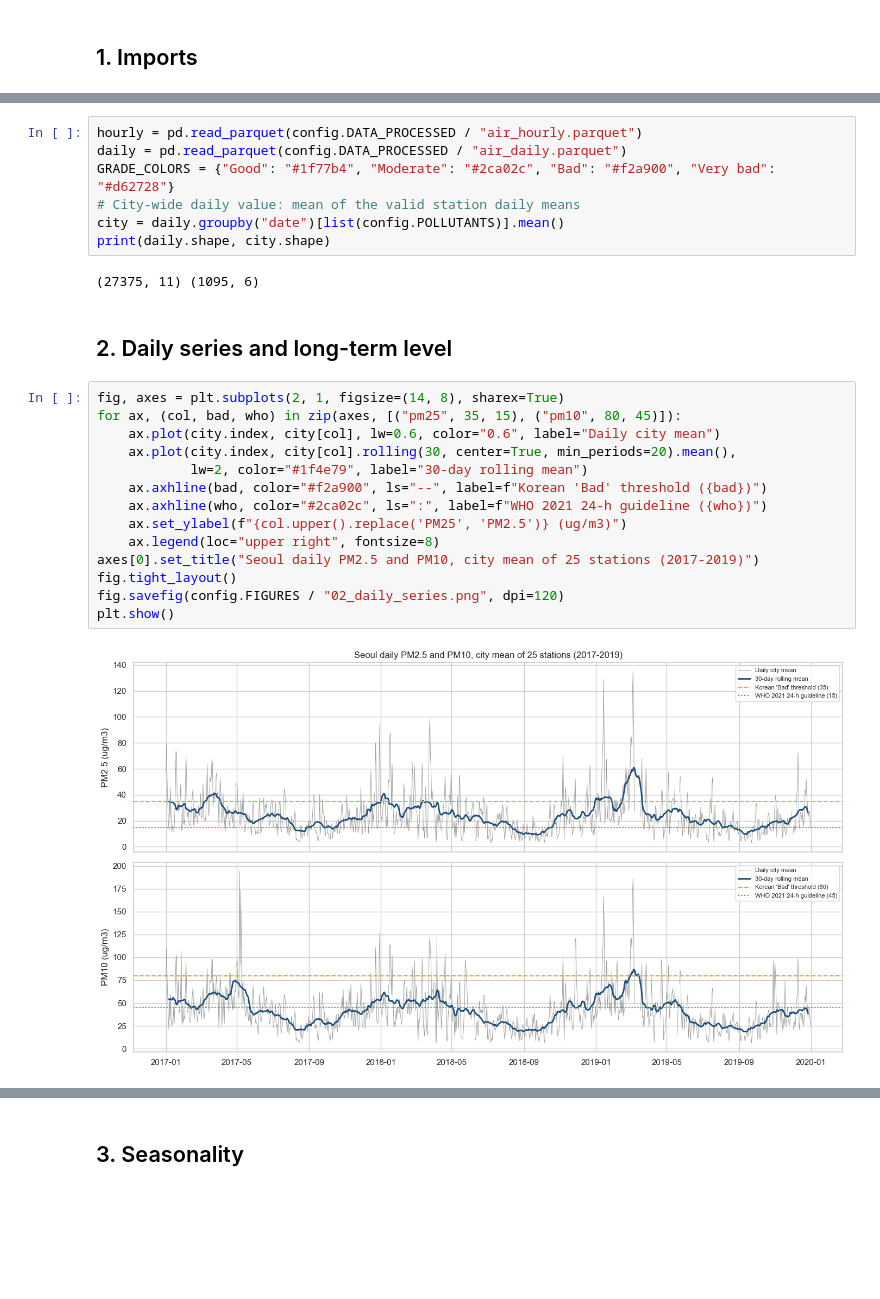
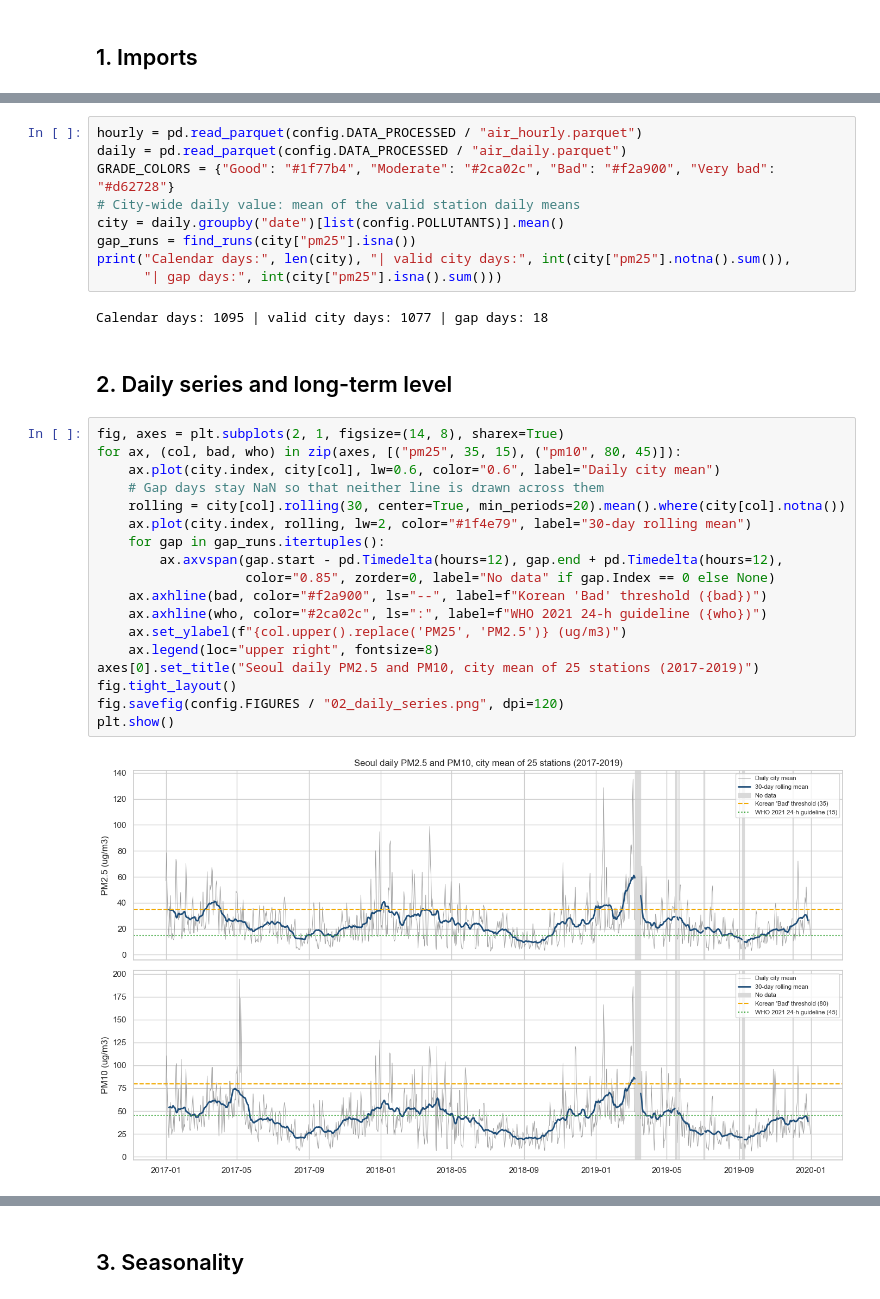
Before and after one commit to moliiner/air_pollution_analysis_seoul, a Jupyter notebook: notebooks/02_eda_temporal.ipynb, the cells around one changed output, grey strips where cells are left out. Cells and saved outputs as stored; diff of their text form; blank space fills up the shorter version.

```diff
--- a/notebooks/02_eda_temporal.ipynb
+++ b/notebooks/02_eda_temporal.ipynb
@@ -30,27 +31,33 @@ daily = pd.read_parquet(config.DATA_PROCESSED / "air_daily.parquet")
 GRADE_COLORS = {"Good": "#1f77b4", "Moderate": "#2ca02c", "Bad": "#f2a900", "Very bad": "#d62728"}
 # City-wide daily value: mean of the valid station daily means
 city = daily.groupby("date")[list(config.POLLUTANTS)].mean()
-print(daily.shape, city.shape)
+gap_runs = find_runs(city["pm25"].isna())
+print("Calendar days:", len(city), "| valid city days:", int(city["pm25"].notna().sum()),
+      "| gap days:", int(city["pm25"].isna().sum()))
 # %% [output]
-(27375, 11) (1095, 6)
+Calendar days: 1095 | valid city days: 1077 | gap days: 18
 # %% [markdown]
 ## 2. Daily series and long-term level
 # %%
 fig, axes = plt.subplots(2, 1, figsize=(14, 8), sharex=True)
 for ax, (col, bad, who) in zip(axes, [("pm25", 35, 15), ("pm10", 80, 45)]):
     ax.plot(city.index, city[col], lw=0.6, color="0.6", label="Daily city mean")
-    ax.plot(city.index, city[col].rolling(30, center=True, min_periods=20).mean(),
-            lw=2, color="#1f4e79", label="30-day rolling mean")
+    # Gap days stay NaN so that neither line is drawn across them
+    rolling = city[col].rolling(30, center=True, min_periods=20).mean().where(city[col].notna())
+    ax.plot(city.index, rolling, lw=2, color="#1f4e79", label="30-day rolling mean")
+    for gap in gap_runs.itertuples():
+        ax.axvspan(gap.start - pd.Timedelta(hours=12), gap.end + pd.Timedelta(hours=12),
+                   color="0.85", zorder=0, label="No data" if gap.Index == 0 else None)
     ax.axhline(bad, color="#f2a900", ls="--", label=f"Korean 'Bad' threshold ({bad})")
     ax.axhline(who, color="#2ca02c", ls=":", label=f"WHO 2021 24-h guideline ({who})")
     ax.set_ylabel(f"{col.upper().replace('PM25', 'PM2.5')} (ug/m3)")
     ax.legend(loc="upper right", fontsize=8)
 axes[0].set_title("Seoul daily PM2.5 and PM10, city mean of 25 stations (2017-2019)")
 fig.tight_layout()
 fig.savefig(config.FIGURES / "02_daily_series.png", dpi=120)
 plt.show()
 # %% [output]
-[figure, old version]
+[figure, new version]
 # %%
 d = daily.assign(year=daily["date"].dt.year)
 annual = d.groupby("year").agg(
```
Also changed, not shown: parts of 5 cells of this notebook, 14 other files.
